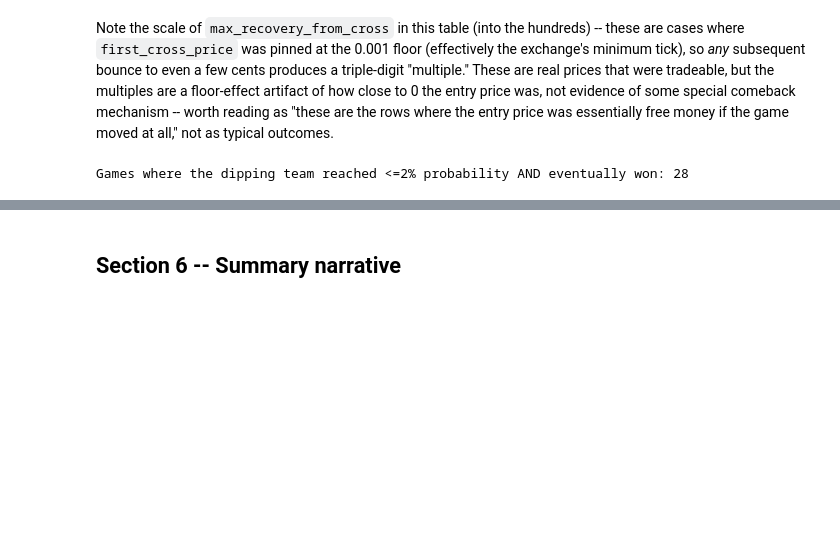
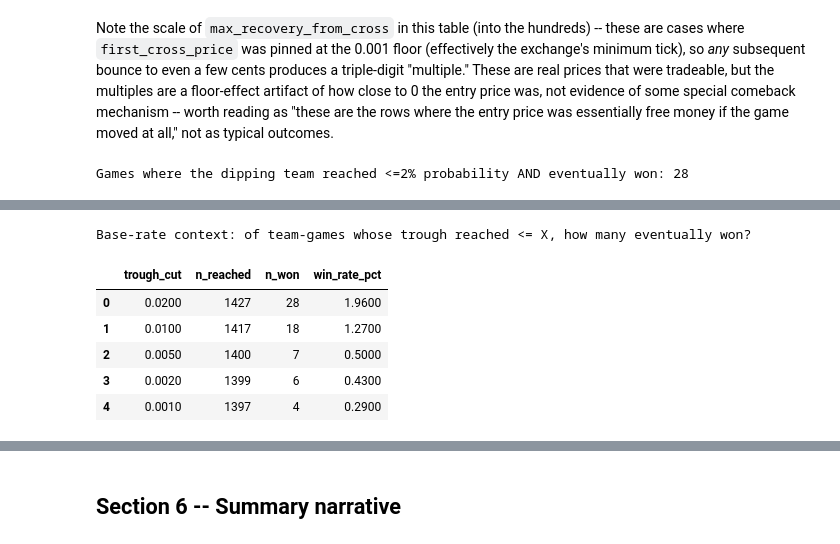
Before and after one commit to omerk1/nba-score-prediction, a Jupyter notebook: data/polymarket_prices/comeback_analysis.ipynb, the cells around one changed output, grey strips where cells are left out. Drawn from its saved outputs; the diff is of its cells as text; code cells hidden in the pictures; blank space fills up the shorter version.

```diff
--- a/data/polymarket_prices/comeback_analysis.ipynb
+++ b/data/polymarket_prices/comeback_analysis.ipynb
@@ -906,28 +1168,56 @@ mechanism -- worth reading as "these are the rows where the entry price was
 essentially free money if the game moved at all," not as typical outcomes.
 # %%
 deep_dedup = dip.loc[dip.groupby(["slug", "team"])["trough_price"].idxmin()]
+
 comebacks = deep_dedup[(deep_dedup["trough_price"] <= 0.02) & (deep_dedup["won"])].copy()
 comebacks["polymarket_link"] = comebacks["slug"].map(polymarket_link)
 comebacks_display = comebacks[["slug", "team", "opponent", "pregame_prob", "trough_price", "polymarket_link"]] \
     .sort_values("trough_price").reset_index(drop=True)
 print(f"Games where the dipping team reached <=2% probability AND eventually won: {len(comebacks_display)}")
-comebacks_display
+display(comebacks_display)
+
+# --- Fix 3: denominator/rate context -- how many team-games reached each
+# depth cut at all, and what fraction of THOSE eventually won? If the market
+# is well-calibrated at the extreme tail, win-rate at trough<=X should be
+# close to X; if win-rate is much higher than X, that is a potential edge.
+depth_cuts = [0.02, 0.01, 0.005, 0.002, 0.001]
+rate_rows = []
+for cut in depth_cuts:
+    sub = deep_dedup[deep_dedup["trough_price"] <= cut]
+    n = len(sub)
+    n_won = int(sub["won"].sum())
+    rate_rows.append({
+        "trough_cut": cut,
+        "n_reached": n,
+        "n_won": n_won,
+        "win_rate_pct": round(100 * n_won / n, 2) if n else np.nan,
+    })
+rate_table = pd.DataFrame(rate_rows)
+print("\nBase-rate context: of team-games whose trough reached <= X, how many eventually won?")
+rate_table
 # %% [output]
 Games where the dipping team reached <=2% probability AND eventually won: 28
 |  | slug | team | opponent | pregame_prob | trough_price | polymarket_link |
 | 0 | nba-bos-tor-2025-10-10 | Raptors | Celtics | 0.4378 | 0.0010 | https://polymarket.com/event/nba-... |
 | 1 | nba-cle-nyk-2026-05-19 | Knicks | Cavaliers | 0.6700 | 0.0010 | https://polymarket.com/event/nba-... |
 | 2 | nba-tor-was-2025-10-12 | Raptors | Wizards | 0.6400 | 0.0010 | https://polymarket.com/event/nba-... |
 | 3 | nba-chi-por-2025-11-19 | Bulls | Trail Blazers | 0.6100 | 0.0010 | https://polymarket.com/event/nba-... |
 | 4 | nba-bkn-det-2026-03-07 | Nets | Pistons | 0.1400 | 0.0020 | https://polymarket.com/event/nba-... |
 | 5 | nba-bos-bkn-2026-01-23 | Celtics | Nets | 0.7500 | 0.0020 | https://polymarket.com/event/nba-... |
 | 6 | nba-hou-min-2026-03-25 | Timberwolves | Rockets | 0.4500 | 0.0040 | https://polymarket.com/event/nba-... |
 | 7 | nba-mil-mem-2025-12-26 | Grizzlies | Bucks | 0.6300 | 0.0080 | https://polymarket.com/event/nba-... |
 | 8 | nba-lal-hou-2026-04-24 | Lakers | Rockets | 0.3300 | 0.0100 | https://polymarket.com/event/nba-... |
 | 9 | nba-ind-mem-2025-10-26 | Grizzlies | Pacers | 0.5700 | 0.0100 | https://polymarket.com/event/nba-... |
 | ... | ... | ... | ... | ... | ... | ... |
 | 23 | nba-cle-det-2026-05-13 | Cavaliers | Pistons | 0.3800 | 0.0181 | https://polymarket.com/event/nba-... |
 | 24 | nba-hou-sac-2025-12-21 | Kings | Rockets | 0.1700 | 0.0200 | https://polymarket.com/event/nba-... |
 | 25 | nba-den-okc-2025-10-17 | Thunder | Nuggets | 0.7500 | 0.0200 | https://polymarket.com/event/nba-... |
 | 26 | nba-sas-okc-2026-05-18 | Spurs | Thunder | NaN | 0.0200 | https://polymarket.com/event/nba-... |
 | 27 | nba-phi-was-2025-10-28 | 76ers | Wizards | 0.6400 | 0.0200 | https://polymarket.com/event/nba-... |
+Base-rate context: of team-games whose trough reached <= X, how many eventually won?
+|  | trough_cut | n_reached | n_won | win_rate_pct |
+| 0 | 0.0200 | 1427 | 28 | 1.9600 |
+| 1 | 0.0100 | 1417 | 18 | 1.2700 |
+| 2 | 0.0050 | 1400 | 7 | 0.5000 |
+| 3 | 0.0020 | 1399 | 6 | 0.4300 |
+| 4 | 0.0010 | 1397 | 4 | 0.2900 |
```
Also changed, not shown: parts of 18 cells of this notebook, 1 other file.
